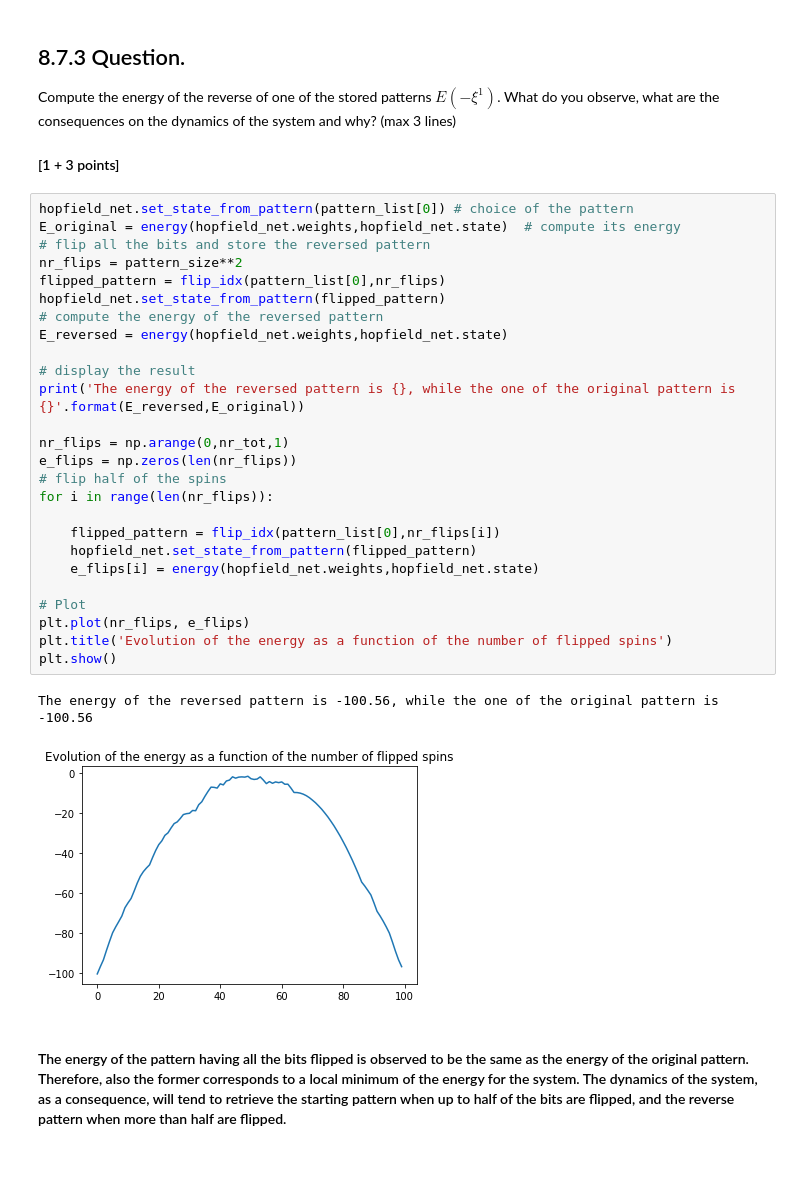
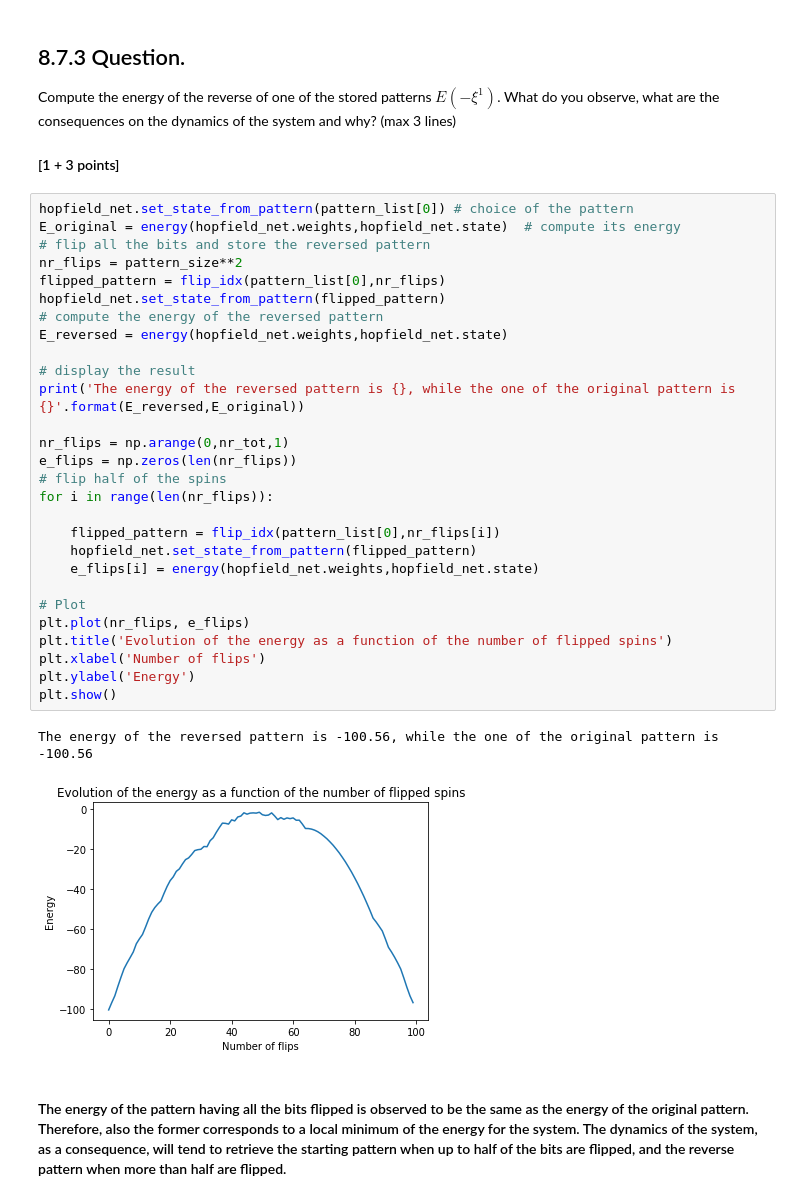
Before and after one commit to fedeflo2/Bestbio1, a Jupyter notebook: Ex8_firstName_lastName_000.ipynb, the cells around one changed output. Drawn from its saved outputs; the diff is of its cells as text; blank space fills up the shorter version.

```diff
--- a/Ex8_firstName_lastName_000.ipynb
+++ b/Ex8_firstName_lastName_000.ipynb
@@ -877,32 +881,34 @@ Compute the energy of the reverse of one of the stored patterns $E(-\xi^1)$. Wha
 # %%
 hopfield_net.set_state_from_pattern(pattern_list[0]) # choice of the pattern
 E_original = energy(hopfield_net.weights,hopfield_net.state)  # compute its energy
 # flip all the bits and store the reversed pattern
 nr_flips = pattern_size**2
 flipped_pattern = flip_idx(pattern_list[0],nr_flips)
 hopfield_net.set_state_from_pattern(flipped_pattern)
 # compute the energy of the reversed pattern
 E_reversed = energy(hopfield_net.weights,hopfield_net.state)
 
 # display the result
 print('The energy of the reversed pattern is {}, while the one of the original pattern is {}'.format(E_reversed,E_original))
 
 nr_flips = np.arange(0,nr_tot,1)
 e_flips = np.zeros(len(nr_flips))
 # flip half of the spins
 for i in range(len(nr_flips)):
 
     flipped_pattern = flip_idx(pattern_list[0],nr_flips[i])
     hopfield_net.set_state_from_pattern(flipped_pattern)
     e_flips[i] = energy(hopfield_net.weights,hopfield_net.state)
 
 # Plot
 plt.plot(nr_flips, e_flips)
 plt.title('Evolution of the energy as a function of the number of flipped spins')
+plt.xlabel('Number of flips')
+plt.ylabel('Energy')
 plt.show()
 # %% [output]
 The energy of the reversed pattern is -100.56, while the one of the original pattern is -100.56
-[figure, old version]
+[figure, new version]
 # %% [markdown]
 #### The energy of the pattern having all the bits flipped is observed to be the same as the energy of the original pattern. Therefore, also the former corresponds to a local minimum of the energy for the system. The dynamics of the system, as a consequence, will tend to retrieve the starting pattern when up to half of the bits are flipped, and the reverse pattern when more than half are flipped.
 # %% [markdown]
```
Also changed, not shown: parts of 9 cells of this notebook.
